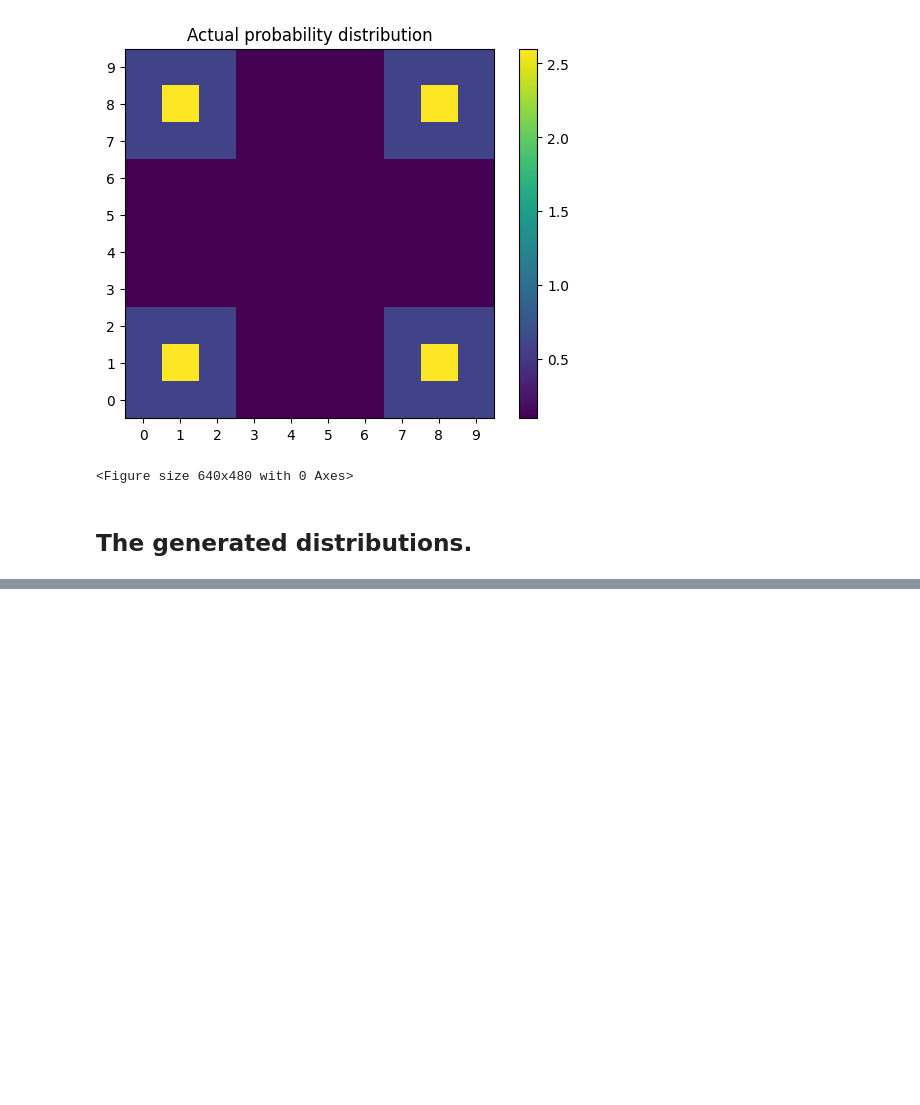
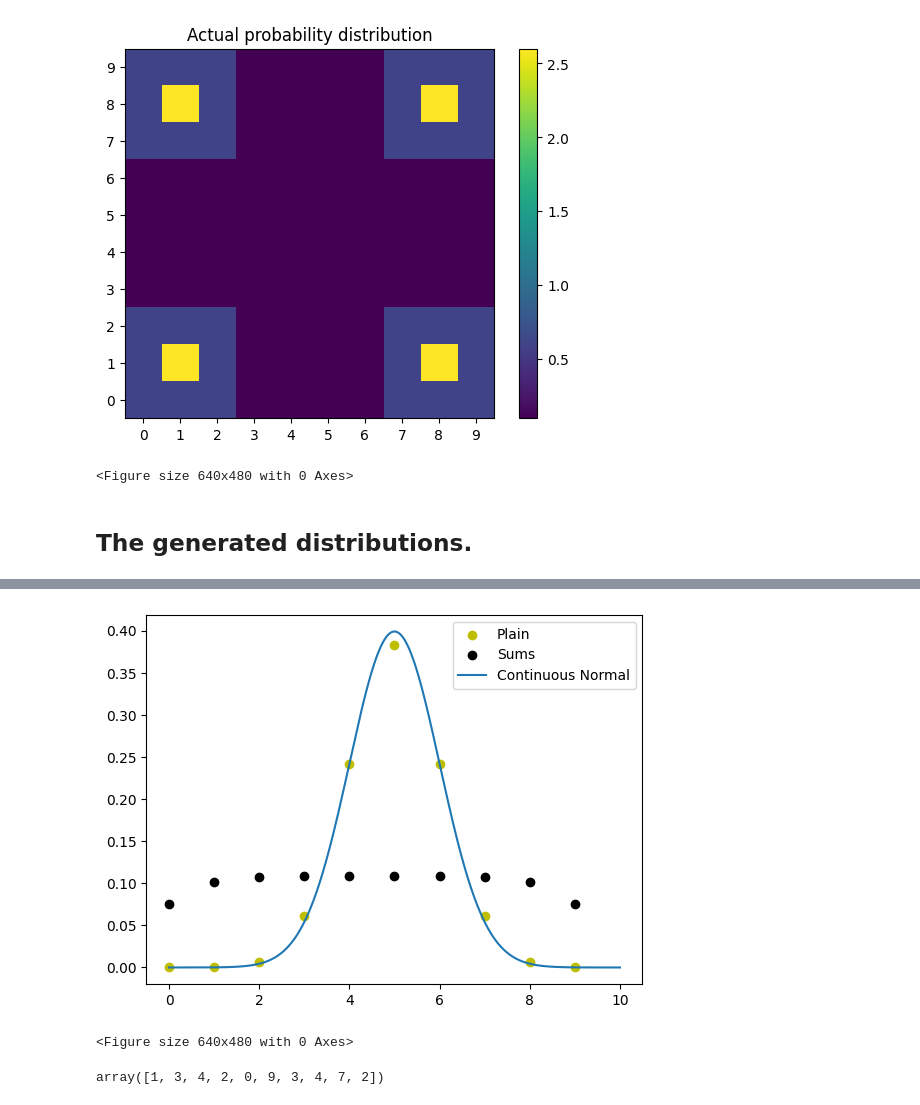
Before and after one commit to JosephRRB/torchgfn_spinfoams, a Jupyter notebook: notebooks/Comparison with MCMC 2D.ipynb, the cells around one changed output, grey strips where cells are left out. Cells and saved outputs as stored; diff of their text form; code cells hidden in the pictures; blank space fills up the shorter version.

```diff
--- a/notebooks/Comparison with MCMC 2D.ipynb
+++ b/notebooks/Comparison with MCMC 2D.ipynb
@@ -282 +280,28 @@ for file in Path(dir).glob("**/*draw*"):
 <Figure size 640x480 with 0 Axes>
+# %%
+n = 10
+
+fig, ax = plt.subplots()
+
+prob = MCMC.discreteNormalDistribution(n, mean=n/2.0, deviation=1.0)
+probSums = MCMC.discreteNormalDistributionSums(n, mean=0.0, deviation=1.0)
+x = range(n)
+xContinuous = np.linspace(0, grid_length, 1000)
+
+ax.scatter(x, prob, color='y', label="Plain")
+ax.scatter(x, probSums, color='k', label="Sums")
+ax.plot(xContinuous, scipy.stats.norm.pdf(xContinuous, loc=n/2.0, scale=1.0), label="Continuous Normal")
+ax.legend()
+
+plt.savefig("Comparison_Proposed_Distribution.png")
+
+plt.show()
+plt.clf()
+# %% [output]
+[figure, added]
+<Figure size 640x480 with 0 Axes>
+# %%
+np.random.choice(np.arange(n), size=10, p=MCMC.discreteNormalDistribution(grid_length=n))
+np.random.choice(np.arange(n), size=10, p=MCMC.discreteNormalDistributionSums(grid_length=n))
+# %% [output]
+array([1, 3, 4, 2, 0, 9, 3, 4, 7, 2])
```
Also changed, not shown: parts of 12 cells of this notebook, 1 other file.
